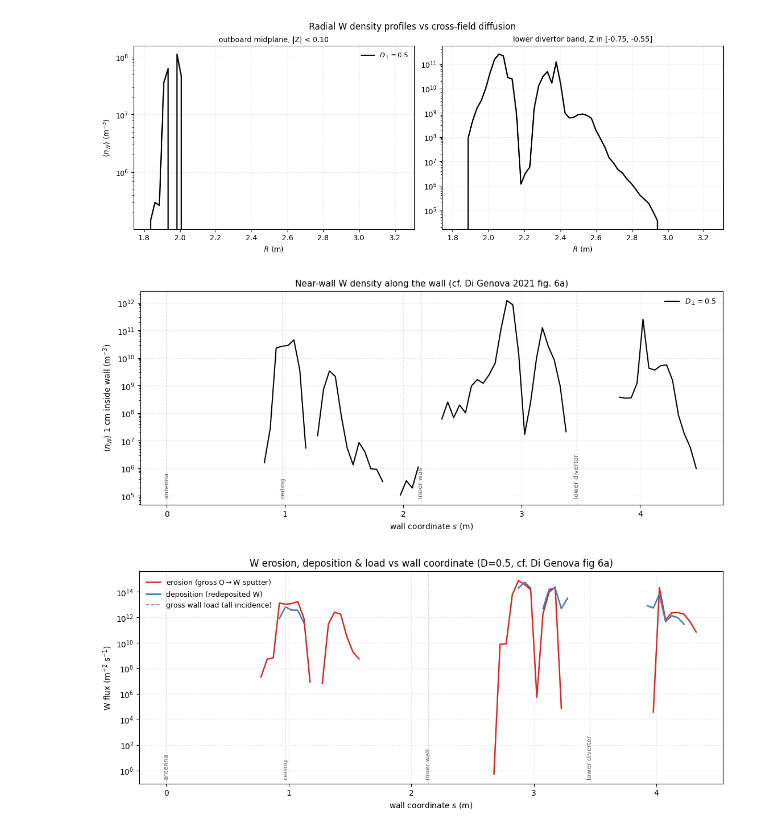
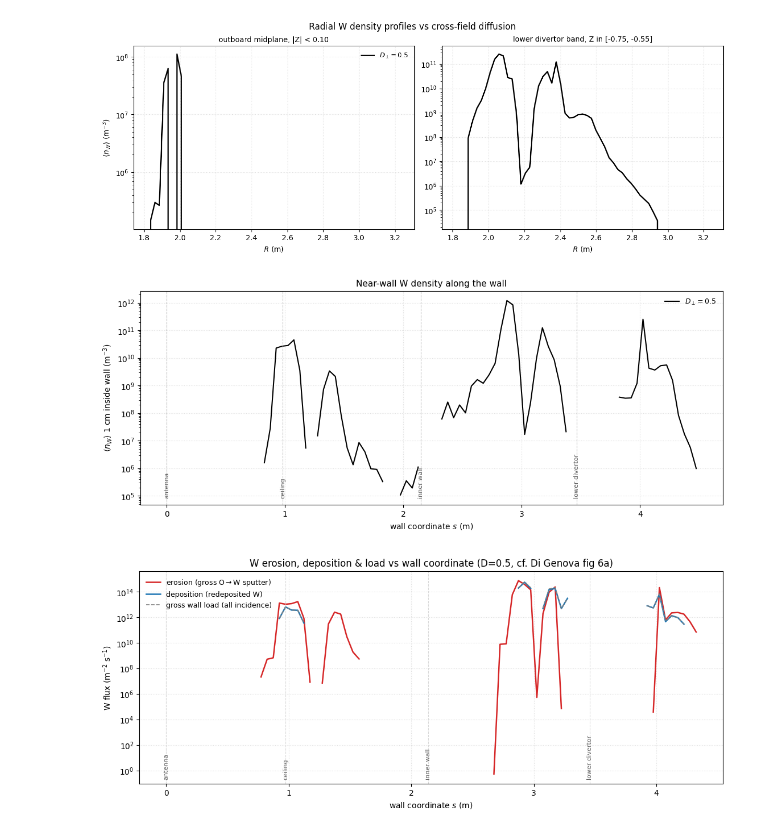
Before and after one commit to ORNL-Fusion/OpenEdge, a Jupyter notebook: examples/test_west_cases/axi/input/analysis.ipynb, the cells around one changed output. Drawn from its saved outputs; the diff is of its cells as text; code cells hidden in the pictures.

```diff
--- a/examples/test_west_cases/axi/input/analysis.ipynb
+++ b/examples/test_west_cases/axi/input/analysis.ipynb
@@ -284,16 +251,7 @@ plt.show()
 # %% [output]
 [figure]
 # %%
-# Near-wall W density along the wall coordinate s — same diagnostic as
-# Di Genova et al 2021 NF 61 106019 fig. 6(a), which plots wall-resolved
-# quantities vs the curvilinear coordinate along the poloidal wall.
-#
-# Convention here: s = 0 at the outer midplane (max R), increasing
-# counter-clockwise in (R, Z): ceiling -> upper divertor -> inner wall ->
-# lower divertor -> baffle -> back to the antenna. For each wall element
-# the density is sampled 1 cm inside the wall (midpoint + eps * inward
-# normal, inward via point-in-polygon), then length-weight-averaged onto
-# 5 cm bins of s to suppress single-cell MC noise (tile-level resolution).
+
 from matplotlib.path import Path
 
 pts, wlines = read_surf("wall_fine.surf")
@@ -343,33 +301,33 @@ qpts = mid + eps * nrm
 sbins = np.arange(0.0, s_mid.max() + 0.05, 0.05)
 s_ctr = 0.5 * (sbins[1:] + sbins[:-1])
 
 fig, ax = plt.subplots(figsize=(11, 4.5), constrained_layout=True)
 for d in DPERP:
     nw = wall_density(last[d], qpts)
     num = np.histogram(s_mid, sbins, weights=nw * slen)[0]
     den = np.histogram(s_mid, sbins, weights=slen)[0]
     prof = np.where(den > 0, num / np.maximum(den, 1e-300), np.nan)
     ax.semilogy(s_ctr, np.where(prof > 0, prof, np.nan),
                 color=colors.get(d, "k"), lw=1.5, label=rf"$D_\perp = {d}$")
 
 # PFC landmarks from geometry extremes
 marks = [("antenna", 0.0),
          ("ceiling", s_mid[np.argmax(mid[:, 0])]),
          ("inner wall", s_mid[np.argmin(mid[:, 1])]),
          ("lower divertor", s_mid[np.argmin(mid[:, 0])])]
 for label, sm in marks:
     ax.axvline(sm, color="0.75", lw=0.8, ls="--")
     ax.annotate(label, (sm, 0.03), xycoords=("data", "axes fraction"),
                 ha="center", va="bottom", fontsize=8, color="0.35",
                 rotation=90)
 
 ax.set_xlabel(r"wall coordinate $s$ (m)")
 ax.set_ylabel(r"$\langle n_W \rangle$ 1 cm inside wall (m$^{-3}$)")
 ax.grid(True, ls=":", alpha=0.4)
 ax.legend(frameon=False, fontsize=9, loc="upper right")
-ax.set_title("Near-wall W density along the wall (cf. Di Genova 2021 fig. 6a)",
+ax.set_title("Near-wall W density along the wall",
              fontsize=11)
 plt.show()
 # %% [output]
-[figure, old version]
+[figure, new version]
 # %%
```
Also changed, not shown: parts of 9 cells of this notebook, 7 other files.
